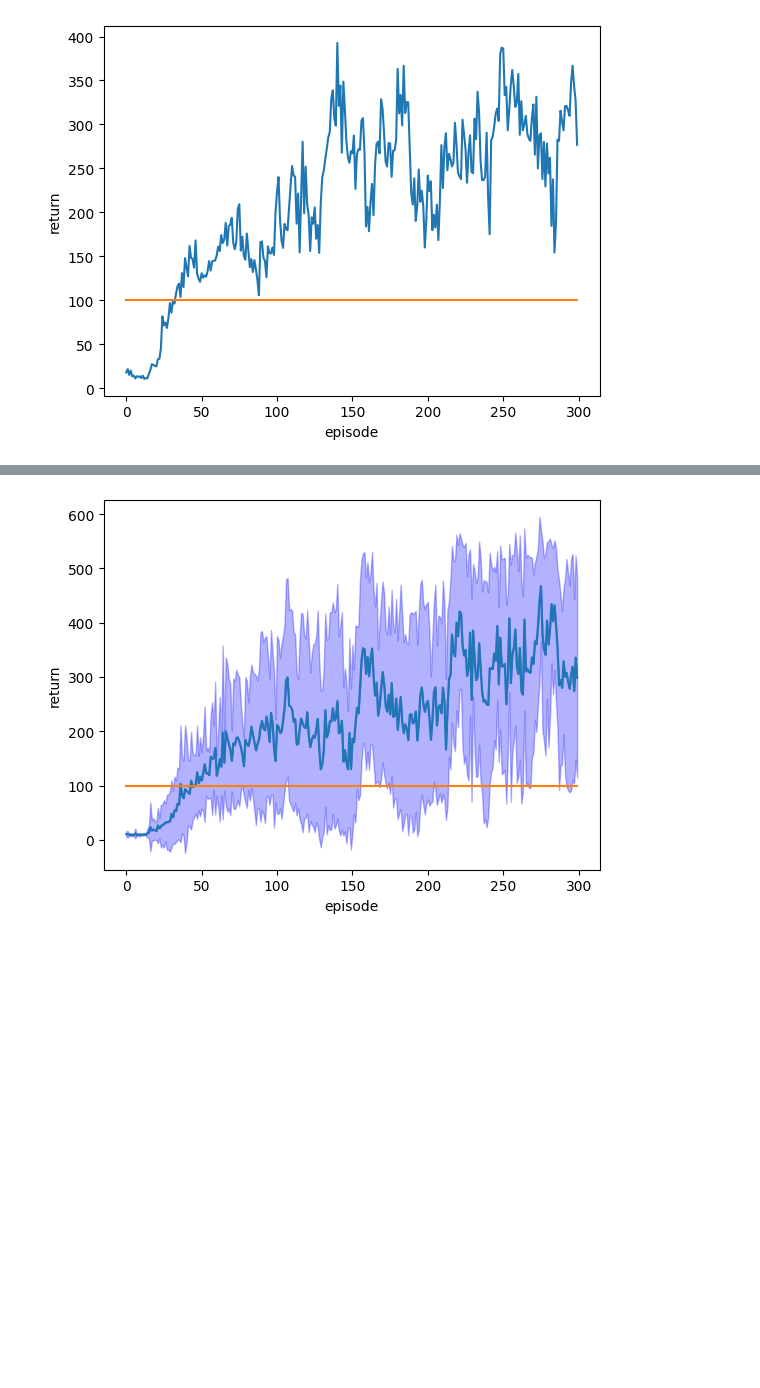
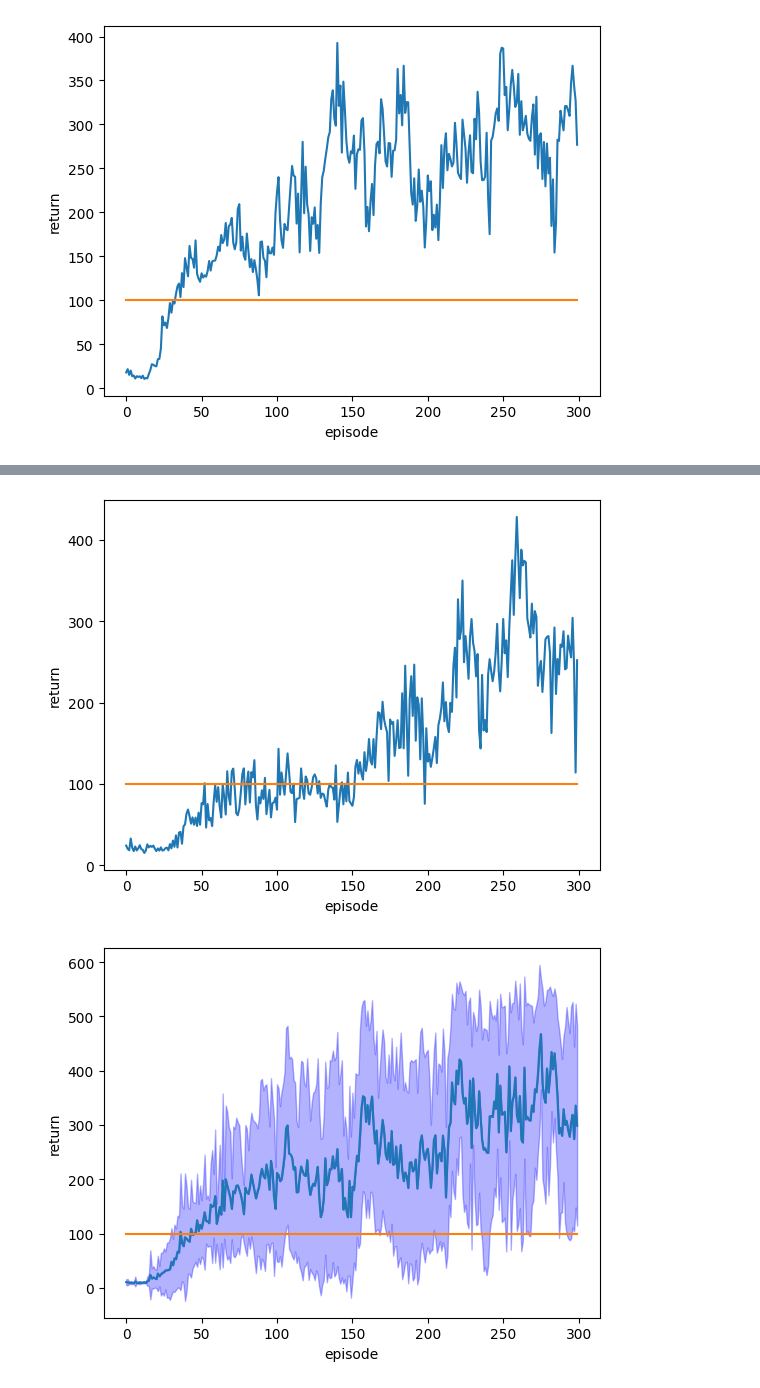
Before and after one commit to mitsides06/DQN-Hyperparameter-Tuning, a Jupyter notebook: coursework2.ipynb, the cells around one changed output, grey strips where cells are left out. Saved outputs shown, nothing was run; the diff lists cells and outputs as text; code cells hidden in the pictures; blank space fills up the shorter version.

Commit message:
final results are up'

```diff
--- a/coursework2.ipynb
+++ b/coursework2.ipynb
@@ -931,7 +931,7 @@ def test_model_creative_2(episodes_num, runs_num, architecture, learning_rate, m
         episode_durations = []
         epsilon = 1
         for i_episode in range(episodes_num):
-            epsilon *= 0.9
+            epsilon *= 0.90
 
             if (i_episode+1) % 50 == 0:
                 print("episode ", i_episode+1, "/", episodes_num)
@@ -1016,3 +1016,7 @@ for idx, stage in enumerate(creative_2_results):
     plt.show()
 # %% [output]
 [figure]
+# %%
+results = []
+
+results.append(test_model_creative_2(episodes_num=300, runs_num=10, architecture=[4,16,16,2], learning_rate=0.01, memory_size=10000, batch_size=100, update_net_freq=1))
@@ -1019,3 +1041,17 @@ for idx, stage in enumerate(creative_2_results):
+# %%
+for idx, stage in enumerate(results):
+    results_ = torch.tensor(stage)
+    means = results_.float().mean(0)
+    plt.plot(torch.arange(300), means)
+    constant = [100] * 300
+    plt.plot(torch.arange(300), constant)
+
+
+    plt.ylabel("return")
+    plt.xlabel("episode")
+    plt.show()
+# %% [output]
+[figure, added]
 # %%
 # Plotting the learning curve
 # Placeholder plot, you are free to modify it
```
Also changed, not shown: parts of 7 cells of this notebook, 1 other file.
